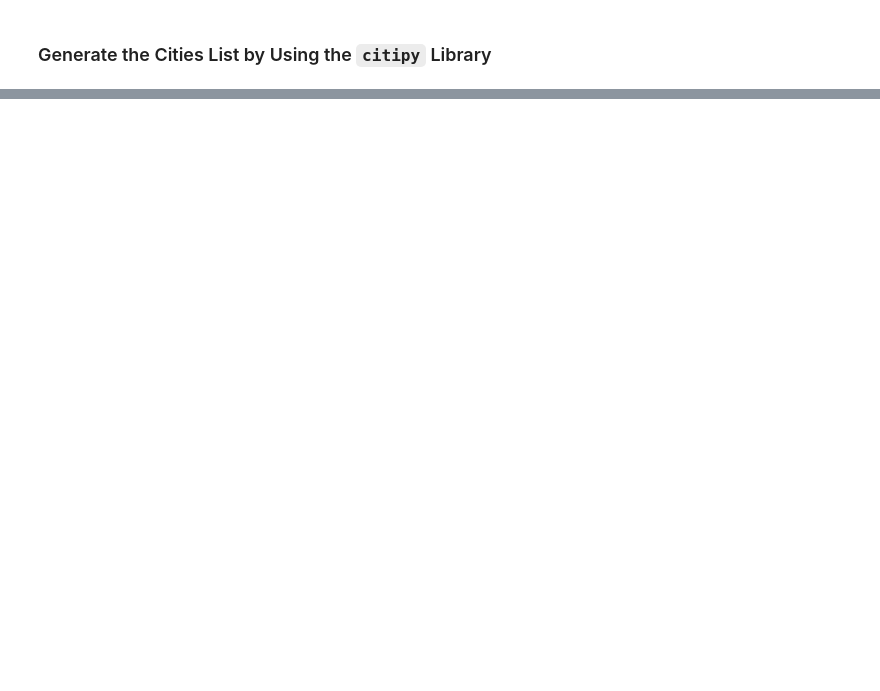
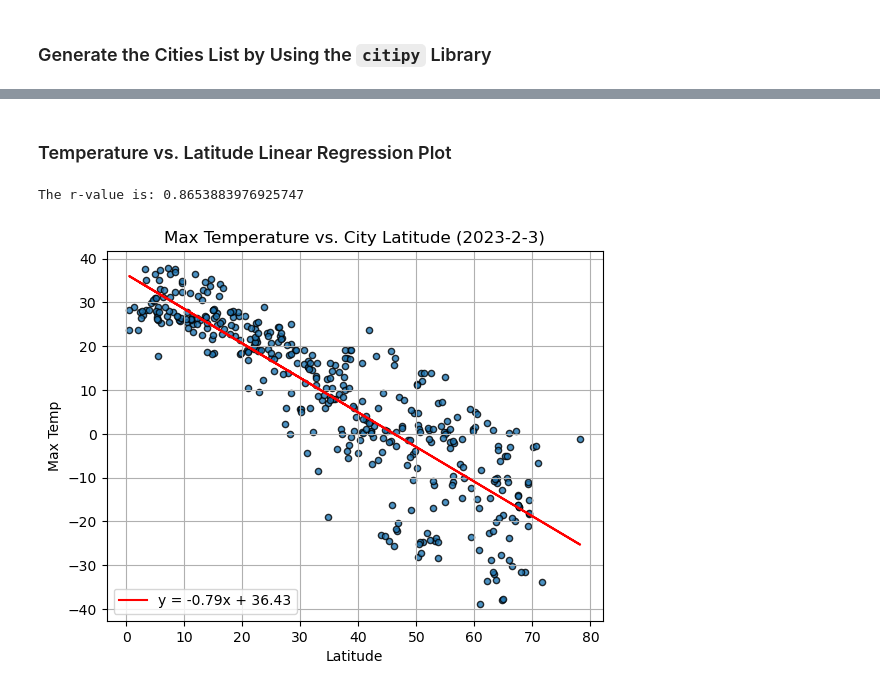
Before and after one commit to Focused79/python-api-challenge, a Jupyter notebook: WeatherPY/WeatherPY_analysis.ipynb, the cells around one changed output, grey strips where cells are left out. Drawn from its saved outputs; the diff is of its cells as text; code cells hidden in the pictures; blank space fills up the shorter version.

```diff
--- a/WeatherPY/WeatherPY_analysis.ipynb
+++ b/WeatherPY/WeatherPY_analysis.ipynb
@@ -51,0 +234,3 @@ NameError: name 'np' is not defined
+# %%
+northern_hemi_df = city_data_df[city_data_df["Lat"]>=0]
+northern_hemi_df.head()
@@ -51,0 +256,21 @@ NameError: name 'np' is not defined
+# %% [markdown]
+###  Temperature vs. Latitude Linear Regression Plot
+# %%
+# Linear regression on Northern Hemisphere
+
+northern_hemi_df.plot(kind="scatter", x='Lat', y='Max Temp', grid=True, marker="o", alpha=0.8, edgecolors="black")
+
+slope, intercept, r_value, p_value, std_err = linregress(northern_hemi_df['Lat'], northern_hemi_df['Max Temp'])
+line = slope * northern_hemi_df['Lat'] + intercept
+plt.plot(northern_hemi_df['Lat'], line, color='red',label=f'y = {slope:.2f}x + {intercept:.2f}')
+
+print(f'The r-value is: {abs(r_value)}')
+plt.title("Max Temperature vs. City Latitude (2023-2-3)")
+plt.xlabel("Latitude")
+plt.ylabel("Max Temp")
+
+plt.legend(loc='lower left')
+plt.savefig("output_data/Fig5.png")
+# %% [output]
+The r-value is: 0.8653883976925747
+[figure, added]
```
Also changed, not shown: parts of 35 cells of this notebook, 19 other files.
